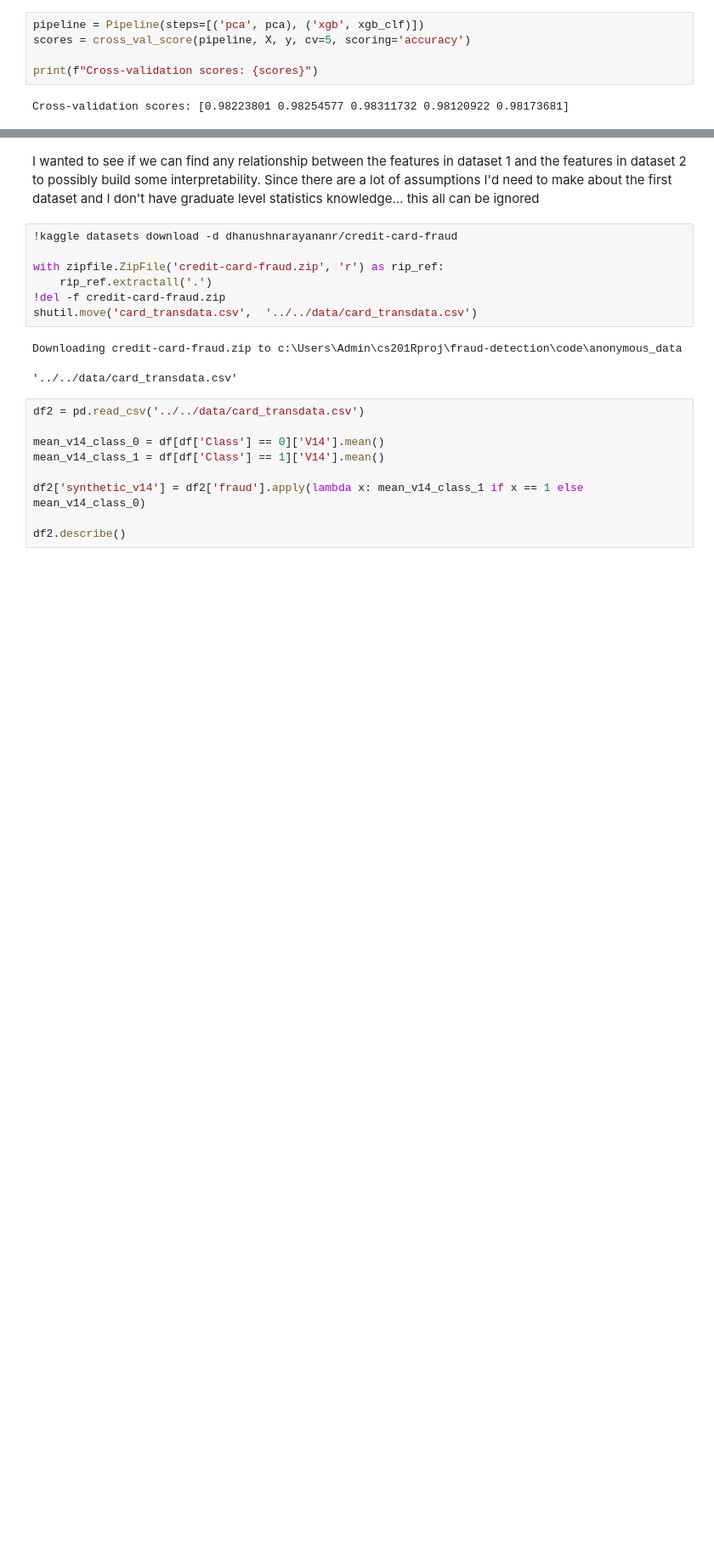
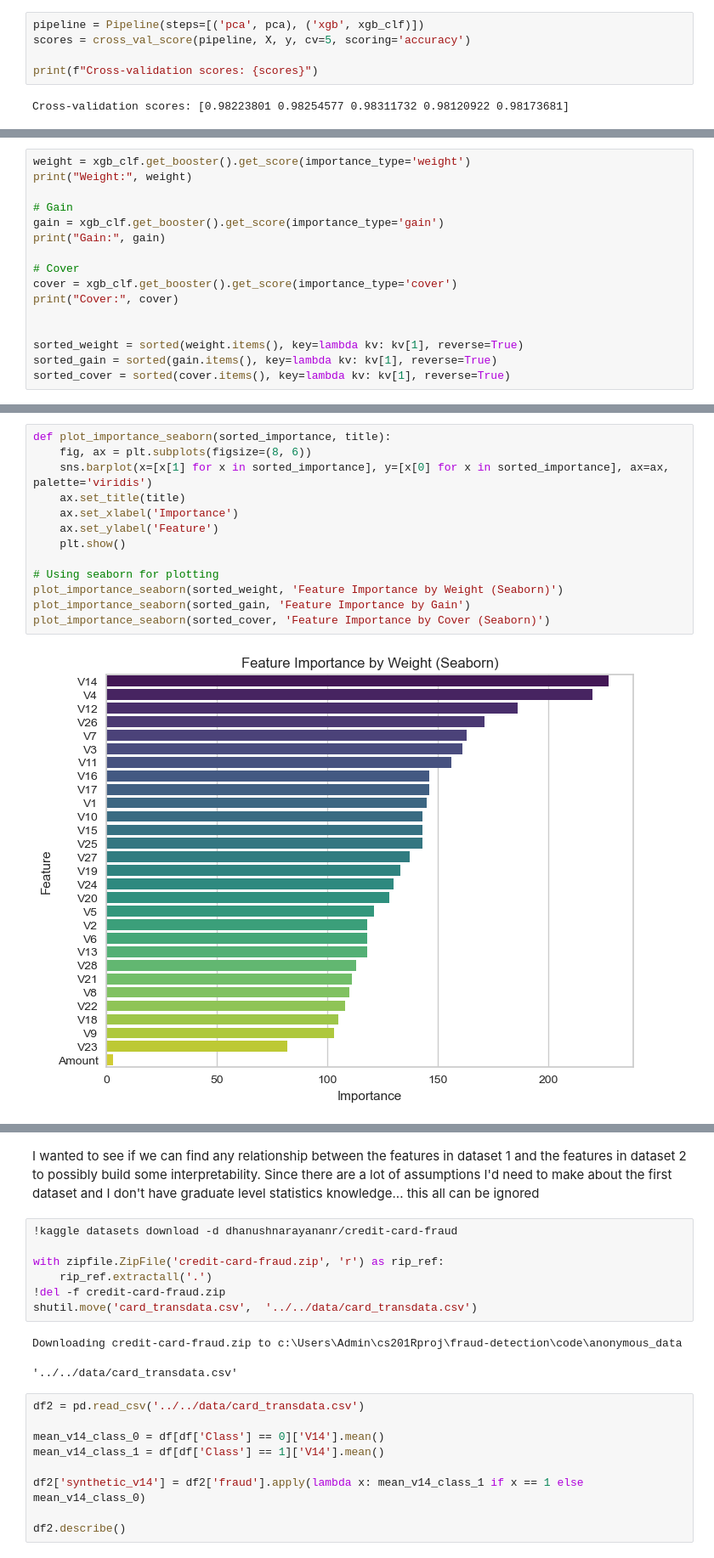
Before and after one commit to brayway05/fraud-detection, a Jupyter notebook: code/anonymous_data/extra_testing.ipynb, the cells around one changed output, grey strips where cells are left out. Shown: that part at 85% size. Cells and saved outputs as stored; diff of their text form; blank space fills up the shorter version.

```diff
--- a/code/anonymous_data/extra_testing.ipynb
+++ b/code/anonymous_data/extra_testing.ipynb
@@ -106,0 +163,16 @@ XGB Feature importances: [0.7903977  0.02840515 0.03956066 0.1121418  0.02949468
+# %%
+weight = xgb_clf.get_booster().get_score(importance_type='weight')
+print("Weight:", weight)
+
+# Gain
+gain = xgb_clf.get_booster().get_score(importance_type='gain')
+print("Gain:", gain)
+
+# Cover
+cover = xgb_clf.get_booster().get_score(importance_type='cover')
+print("Cover:", cover)
+
+
+sorted_weight = sorted(weight.items(), key=lambda kv: kv[1], reverse=True)
+sorted_gain = sorted(gain.items(), key=lambda kv: kv[1], reverse=True)
+sorted_cover = sorted(cover.items(), key=lambda kv: kv[1], reverse=True)
@@ -106,0 +183,15 @@ XGB Feature importances: [0.7903977  0.02840515 0.03956066 0.1121418  0.02949468
+# %%
+def plot_importance_seaborn(sorted_importance, title):
+    fig, ax = plt.subplots(figsize=(8, 6))
+    sns.barplot(x=[x[1] for x in sorted_importance], y=[x[0] for x in sorted_importance], ax=ax, palette='viridis')
+    ax.set_title(title)
+    ax.set_xlabel('Importance')
+    ax.set_ylabel('Feature')
+    plt.show()
+
+# Using seaborn for plotting
+plot_importance_seaborn(sorted_weight, 'Feature Importance by Weight (Seaborn)')
+plot_importance_seaborn(sorted_gain, 'Feature Importance by Gain')
+plot_importance_seaborn(sorted_cover, 'Feature Importance by Cover (Seaborn)')
+# %% [output]
+[figure, added]
```
Also changed, not shown: parts of 20 cells of this notebook, 20 other files.
